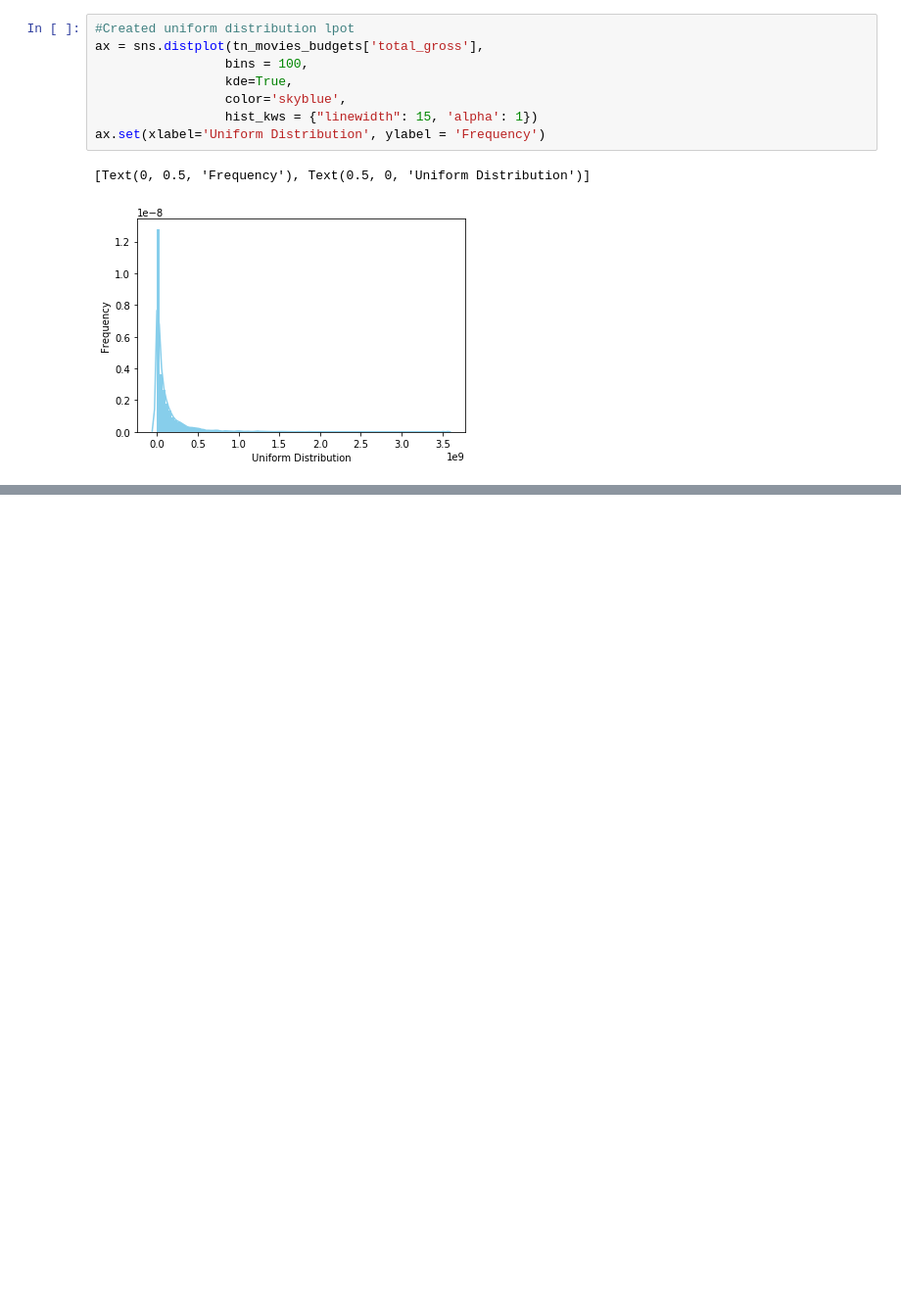
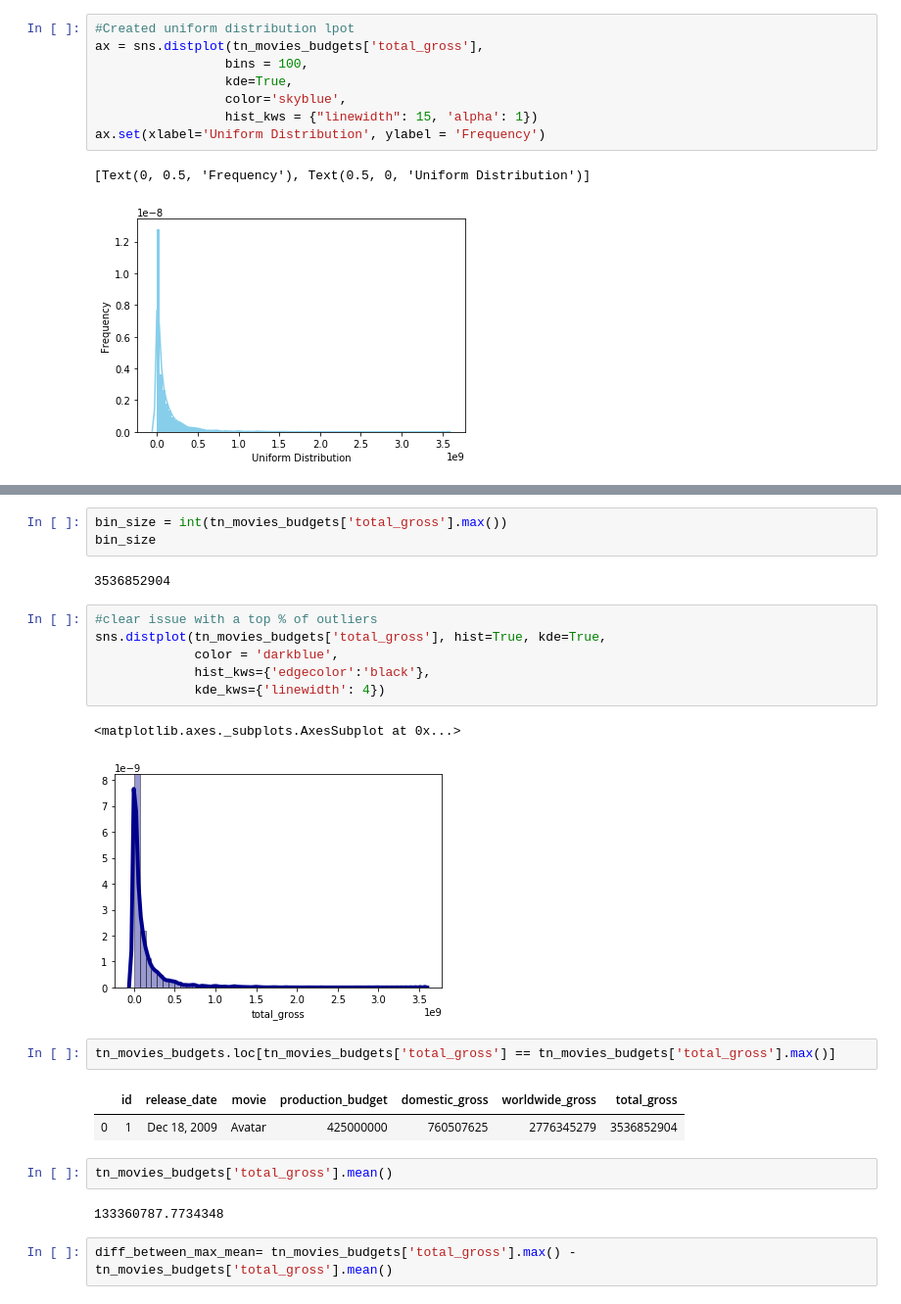
Before and after one commit to dapsavoie/dsc-mod-1-project-v2-1-online-ds-ft-120919, a Jupyter notebook: student.ipynb, the cells around one changed output, grey strips where cells are left out. Shown: that part at 98% size. Cells and saved outputs as stored; diff of their text form; blank space fills up the shorter version.

```diff
--- a/student.ipynb
+++ b/student.ipynb
@@ -610,0 +726,25 @@ ax.set(xlabel='Normal Distribution', ylabel='Frequency')
+# %%
+bin_size = int(tn_movies_budgets['total_gross'].max())
+bin_size
+# %% [output]
+3536852904
+# %%
+#clear issue with a top % of outliers
+sns.distplot(tn_movies_budgets['total_gross'], hist=True, kde=True,
+             color = 'darkblue',
+             hist_kws={'edgecolor':'black'},
+             kde_kws={'linewidth': 4})
+# %% [output]
+<matplotlib.axes._subplots.AxesSubplot at 0x...>
+[figure, added]
+# %%
+tn_movies_budgets.loc[tn_movies_budgets['total_gross'] == tn_movies_budgets['total_gross'].max()]
+# %% [output]
+|  | id | release_date | movie | production_budget | domestic_gross | worldwide_gross | total_gross |
+| 0 | 1 | Dec 18, 2009 | Avatar | 425000000 | 760507625 | 2776345279 | 3536852904 |
+# %%
+tn_movies_budgets['total_gross'].mean()
+# %% [output]
+133360787.7734348
+# %%
+diff_between_max_mean= tn_movies_budgets['total_gross'].max() - tn_movies_budgets['total_gross'].mean()
```
Also changed, not shown: parts of 28 cells of this notebook.
